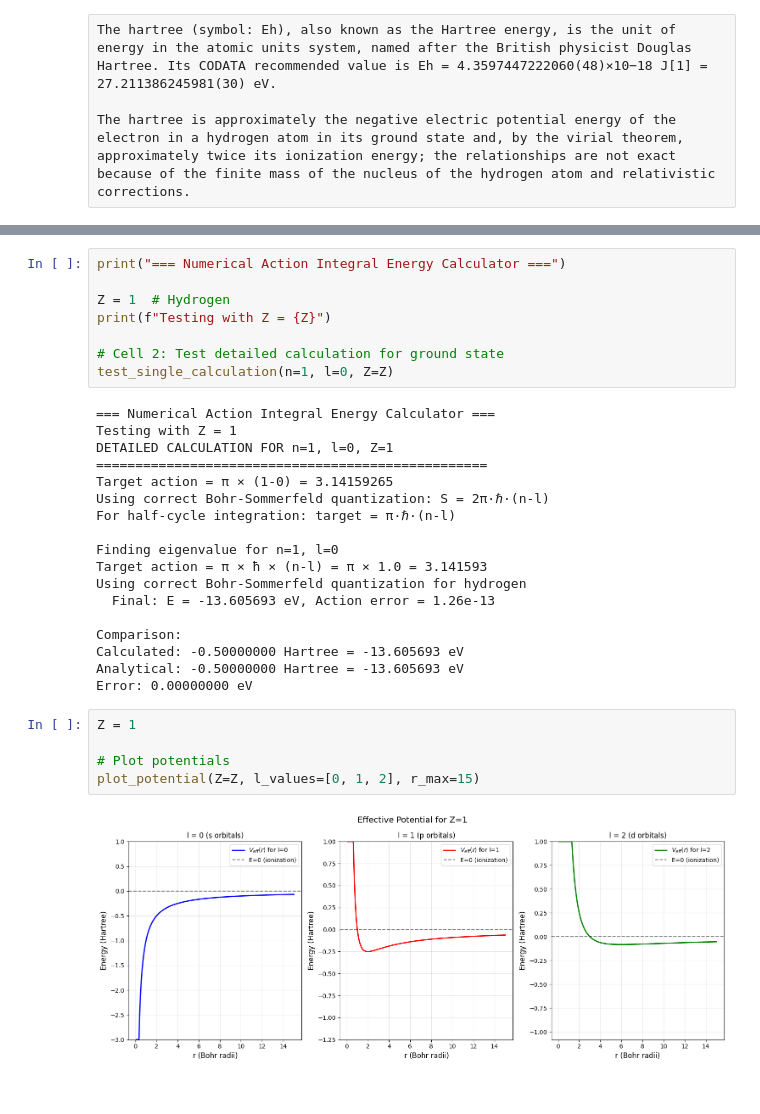
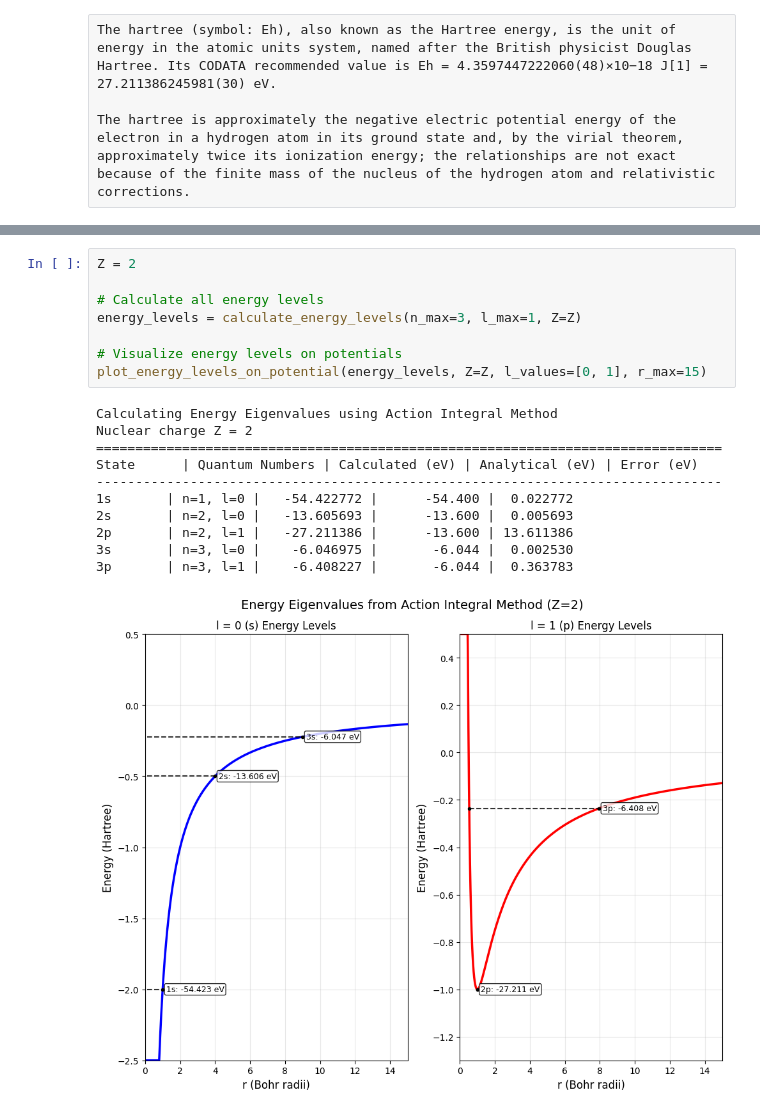
Before and after one commit to erbilcanartun/quantum-many-body-calculator, a Jupyter notebook: calculator.ipynb, the cells around one changed output, grey strips where cells are left out. Drawn from its saved outputs; the diff is of its cells as text.

Commit message:
Update calculator

```diff
--- a/calculator.ipynb
+++ b/calculator.ipynb
@@ -389,33 +479,20 @@ def test_single_calculation(n=1, l=0, Z=1):
-# %%
-print("=== Numerical Action Integral Energy Calculator ===")
-
-Z = 1  # Hydrogen
-print(f"Testing with Z = {Z}")
-
-# Cell 2: Test detailed calculation for ground state
-test_single_calculation(n=1, l=0, Z=Z)
-# %% [output]
-=== Numerical Action Integral Energy Calculator ===
-Testing with Z = 1
-DETAILED CALCULATION FOR n=1, l=0, Z=1
-==================================================
-Target action = π × (1-0) = 3.14159265
-Using correct Bohr-Sommerfeld quantization: S = 2π·ℏ·(n-l)
-For half-cycle integration: target = π·ℏ·(n-l)
-
-Finding eigenvalue for n=1, l=0
-Target action = π × ħ × (n-l) = π × 1.0 = 3.141593
-Using correct Bohr-Sommerfeld quantization for hydrogen
-  Final: E = -13.605693 eV, Action error = 1.26e-13
-
-Comparison:
-Calculated: -0.50000000 Hartree = -13.605693 eV
-Analytical: -0.50000000 Hartree = -13.605693 eV
-Error: 0.00000000 eV
 # %%
-Z = 1
+Z = 2
 
-# Plot potentials
-plot_potential(Z=Z, l_values=[0, 1, 2], r_max=15)
+# Calculate all energy levels
+energy_levels = calculate_energy_levels(n_max=3, l_max=1, Z=Z)
+
+# Visualize energy levels on potentials
+plot_energy_levels_on_potential(energy_levels, Z=Z, l_values=[0, 1], r_max=15)
 # %% [output]
+Calculating Energy Eigenvalues using Action Integral Method
+Nuclear charge Z = 2
+================================================================================
+State      | Quantum Numbers | Calculated (eV) | Analytical (eV) | Error (eV)
+--------------------------------------------------------------------------------
+1s       | n=1, l=0 |   -54.422772 |      -54.400 |  0.022772
+2s       | n=2, l=0 |   -13.605693 |      -13.600 |  0.005693
+2p       | n=2, l=1 |   -27.211386 |      -13.600 | 13.611386
+3s       | n=3, l=0 |    -6.046975 |       -6.044 |  0.002530
+3p       | n=3, l=1 |    -6.408227 |       -6.044 |  0.363783
-[figure, old version]
+[figure, new version]
```
Also changed, not shown: parts of 2 cells of this notebook.
